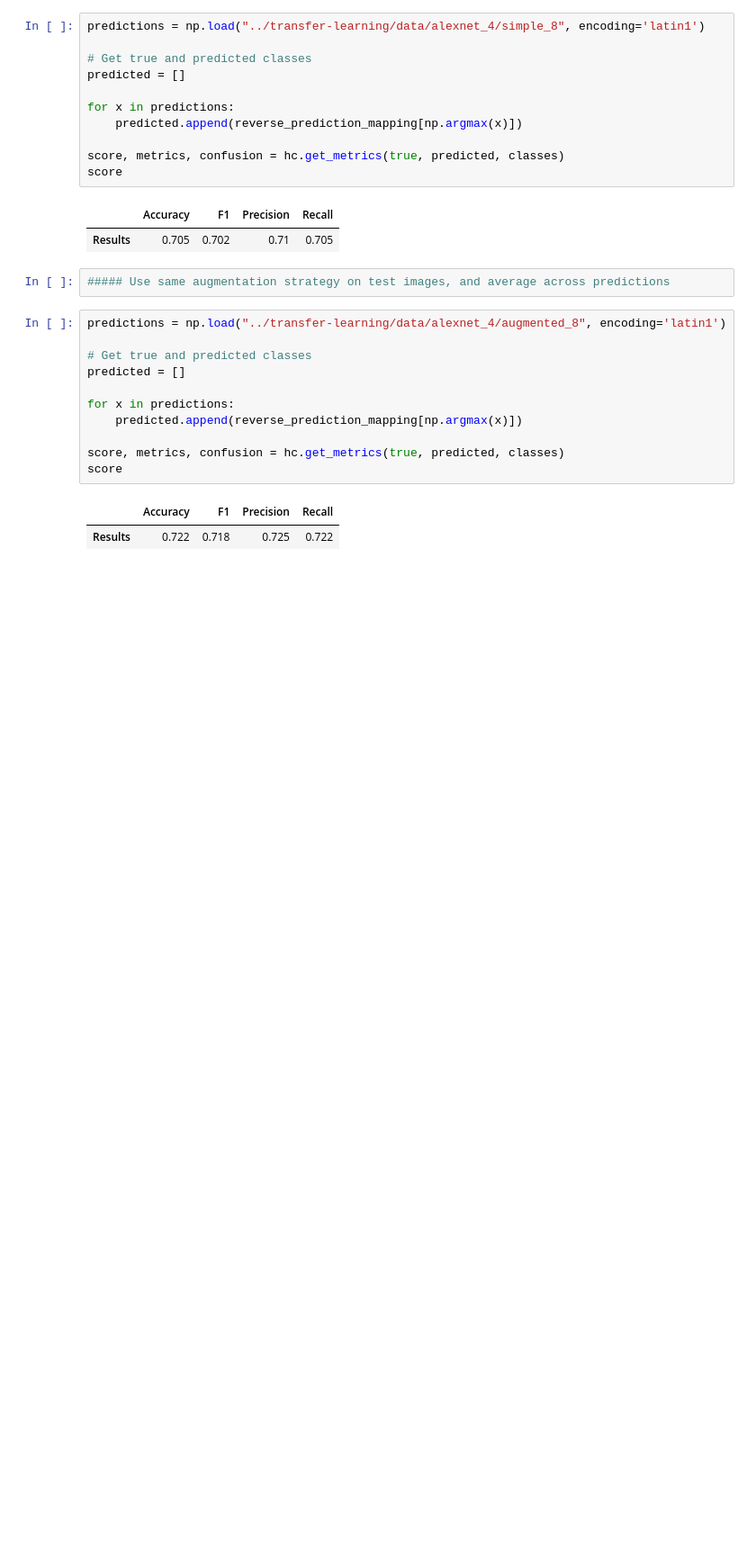
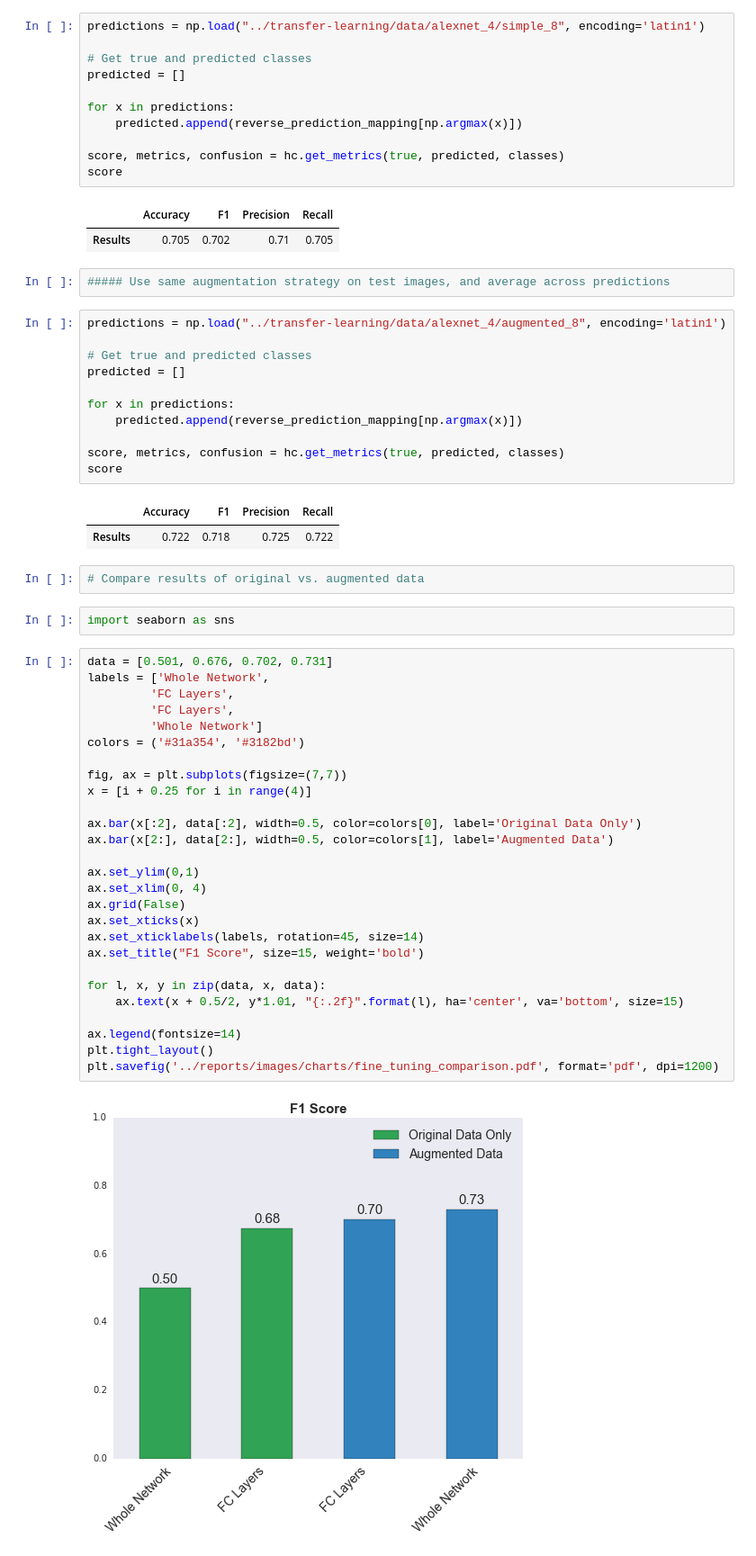
Before and after one commit to simonb83/DataScienceIntensive, a Jupyter notebook: capstone/notebooks/CNN_Fine_tuning_2.ipynb, the cells around one changed output. Shown: that part at 90% size. Drawn from its saved outputs; the diff is of its cells as text; blank space fills up the shorter version.

Commit message:
Chart comparing fine-tuning attempts

```diff
--- a/capstone/notebooks/CNN_Fine_tuning_2.ipynb
+++ b/capstone/notebooks/CNN_Fine_tuning_2.ipynb
@@ -292,3 +292,36 @@ score
 # %% [output]
 |  | Accuracy | F1 | Precision | Recall |
 | Results | 0.722 | 0.718 | 0.725 | 0.722 |
+# %%
+# Compare results of original vs. augmented data
+# %%
+import seaborn as sns
+# %%
+data = [0.501, 0.676, 0.702, 0.731]
+labels = ['Whole Network',
+         'FC Layers',
+         'FC Layers',
+         'Whole Network']
+colors = ('#31a354', '#3182bd')
+
+fig, ax = plt.subplots(figsize=(7,7))
+x = [i + 0.25 for i in range(4)]
+
+ax.bar(x[:2], data[:2], width=0.5, color=colors[0], label='Original Data Only')
+ax.bar(x[2:], data[2:], width=0.5, color=colors[1], label='Augmented Data')
+
+ax.set_ylim(0,1)
+ax.set_xlim(0, 4)
+ax.grid(False)
+ax.set_xticks(x)
+ax.set_xticklabels(labels, rotation=45, size=14)
+ax.set_title("F1 Score", size=15, weight='bold')
+
+for l, x, y in zip(data, x, data):
+    ax.text(x + 0.5/2, y*1.01, "{:.2f}".format(l), ha='center', va='bottom', size=15)
+
+ax.legend(fontsize=14)
+plt.tight_layout()
+plt.savefig('../reports/images/charts/fine_tuning_comparison.pdf', format='pdf', dpi=1200)
+# %% [output]
+[figure, added]
```
